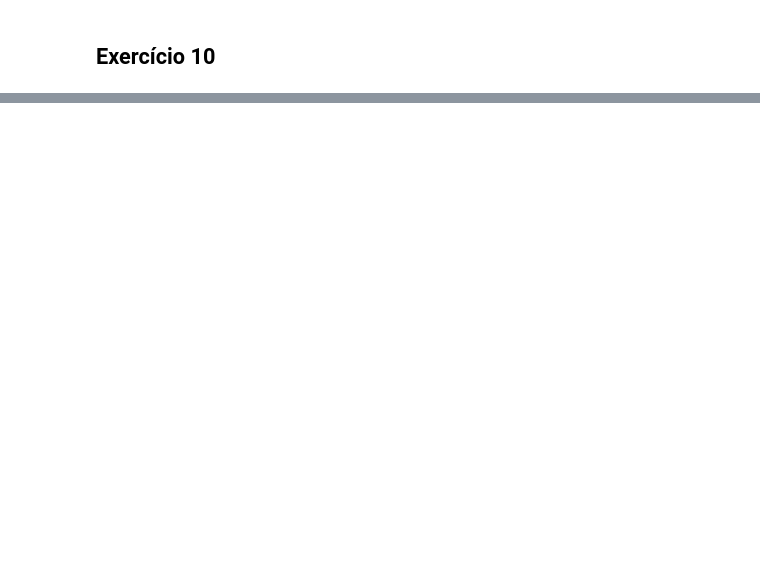
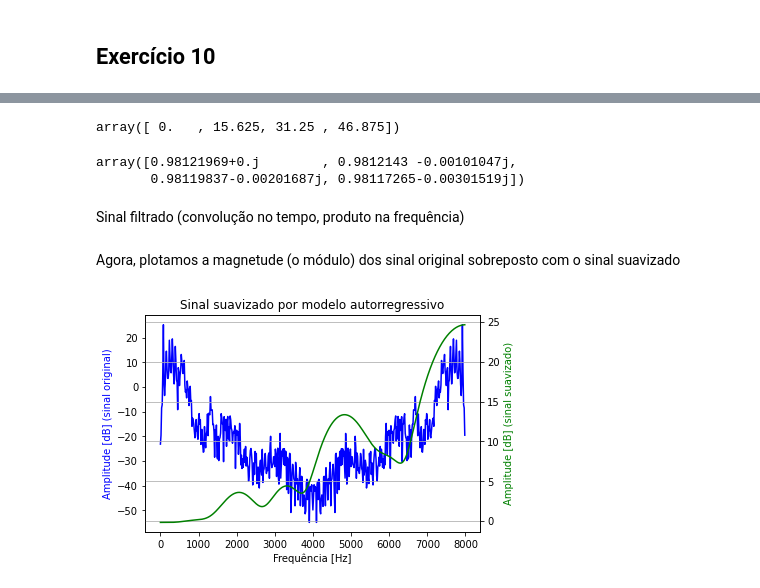
Before and after one commit to mpereiramoretti/psi5123-lista2, a Jupyter notebook: Lista de exercícios 2.ipynb, the cells around one changed output, grey strips where cells are left out. Saved outputs shown, nothing was run; the diff lists cells and outputs as text; code cells hidden in the pictures; blank space fills up the shorter version.

```diff
--- a/Lista de exercícios 2.ipynb
+++ b/Lista de exercícios 2.ipynb
@@ -591,0 +621,2 @@ Percebemos aumento de intensidade.
+# %%
+h = scipy.fft.fft(y)
@@ -591,0 +630,2 @@ Percebemos aumento de intensidade.
+# %%
+a = librosa.lpc(y, order=14)
@@ -591,0 +639,2 @@ Percebemos aumento de intensidade.
+# %%
+b = np.hstack([[0], -1 * a[1:]])
@@ -591,0 +643,13 @@ Percebemos aumento de intensidade.
+# %%
+w_model, h_model = scipy.signal.freqz(b, a=1, whole=False, fs=sr, worN=512)
+# %%
+w_model[0:4]
+# %% [output]
+array([ 0.   , 15.625, 31.25 , 46.875])
+# %%
+h_model[0:4]
+# %% [output]
+array([0.98121969+0.j        , 0.9812143 -0.00101047j,
+       0.98119837-0.00201687j, 0.98117265-0.00301519j])
+# %% [markdown]
+Sinal filtrado (convolução no tempo, produto na frequência)
@@ -591,0 +658,19 @@ Percebemos aumento de intensidade.
+# %% [markdown]
+Agora, plotamos a magnetude (o módulo) dos sinal original sobreposto com o sinal suavizado
+# %%
+fig, ax1 = plt.subplots()
+ax1.set_title('Sinal suavizado por modelo autorregressivo')
+
+ax1.plot(w_model, 20 * np.log10(abs(h)), 'b')
+ax1.set_ylabel('Amplitude [dB] (sinal original)', color='b')
+ax1.set_xlabel('Frequência [Hz]')
+
+ax2 = ax1.twinx()
+h_2 = np.unwrap(abs(h_model)) # modelo
+ax2.plot(w_model, 20 * np.log10(abs(h_2)), 'g')
+ax2.set_ylabel('Amplitude [dB] (sinal suavizado)', color='g')
+ax2.grid(True)
+ax2.axis('tight')
+plt.show()
+# %% [output]
+[figure, added]
```
Also changed, not shown: parts of 50 cells of this notebook.
